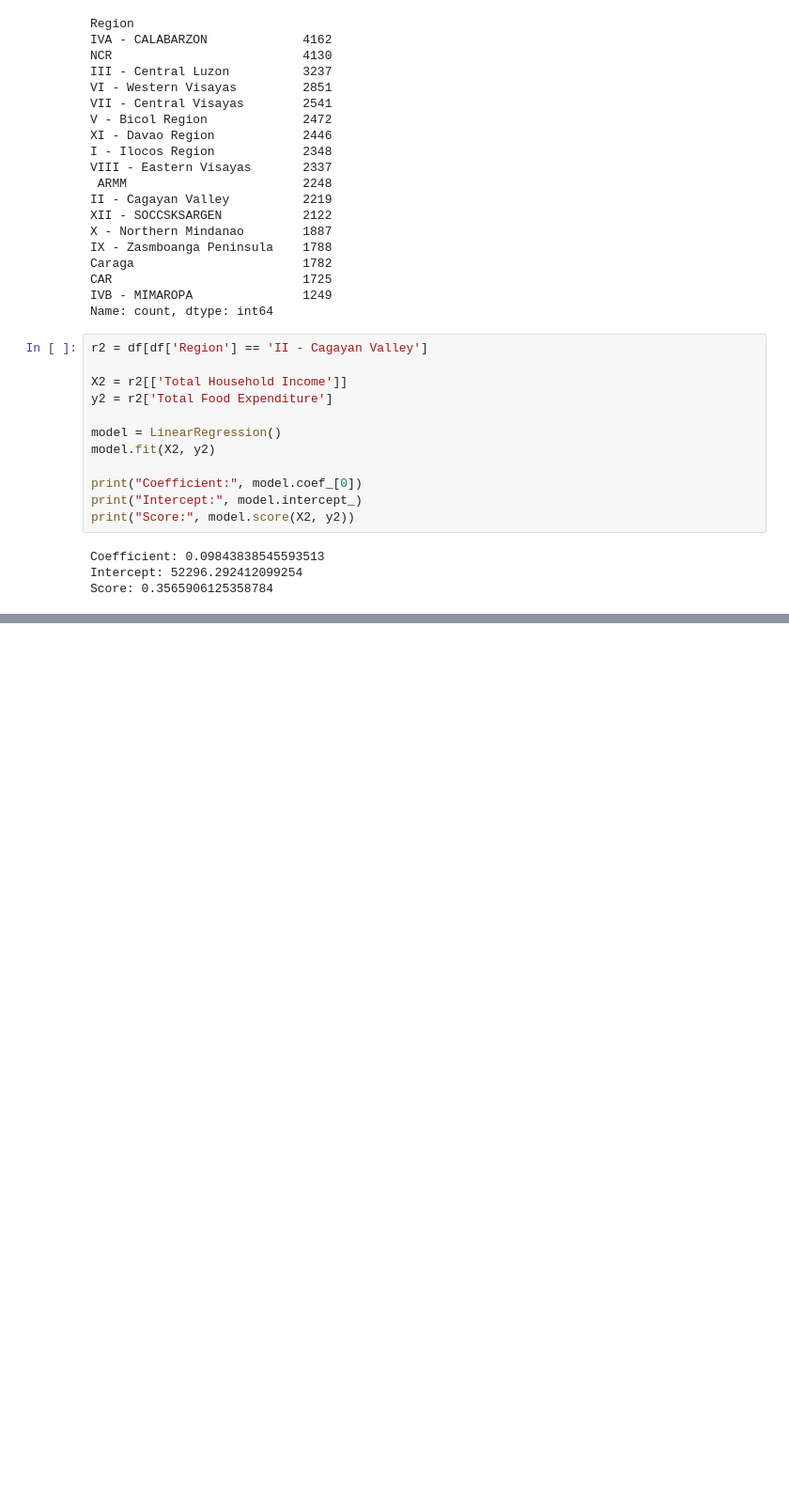
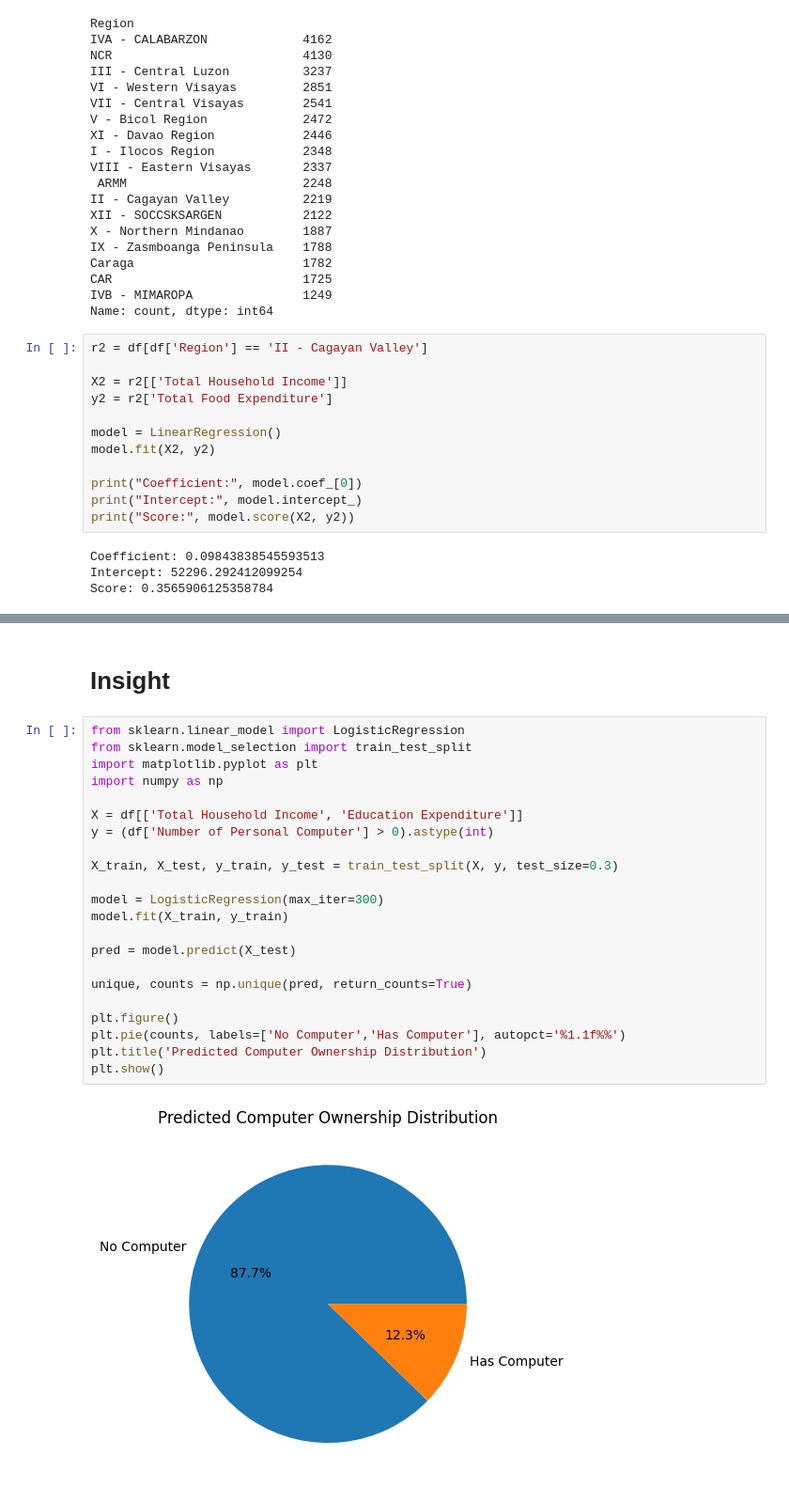
Before and after one commit to G4bG4b/ITELEC303_DELLOVA_3C, a Jupyter notebook: family(testing2).ipynb, the cells around one changed output, grey strips where cells are left out. Shown at 94% size. Drawn from its saved outputs; the diff is of its cells as text; blank space fills up the shorter version.

```diff
--- a/family(testing2).ipynb
+++ b/family(testing2).ipynb
@@ -117,0 +147,26 @@ No artists with labels found to put in legend.  Note that artists whose label st
+# %% [markdown]
+<h1>Insight</h1>
+# %%
+from sklearn.linear_model import LogisticRegression
+from sklearn.model_selection import train_test_split
+import matplotlib.pyplot as plt
+import numpy as np
+
+X = df[['Total Household Income', 'Education Expenditure']]
+y = (df['Number of Personal Computer'] > 0).astype(int)
+
+X_train, X_test, y_train, y_test = train_test_split(X, y, test_size=0.3)
+
+model = LogisticRegression(max_iter=300)
+model.fit(X_train, y_train)
+
+pred = model.predict(X_test)
+
+unique, counts = np.unique(pred, return_counts=True)
+
+plt.figure()
+plt.pie(counts, labels=['No Computer','Has Computer'], autopct='%1.1f%%')
+plt.title('Predicted Computer Ownership Distribution')
+plt.show()
+# %% [output]
+[figure, added]
```
Also changed, not shown: parts of 7 cells of this notebook.
